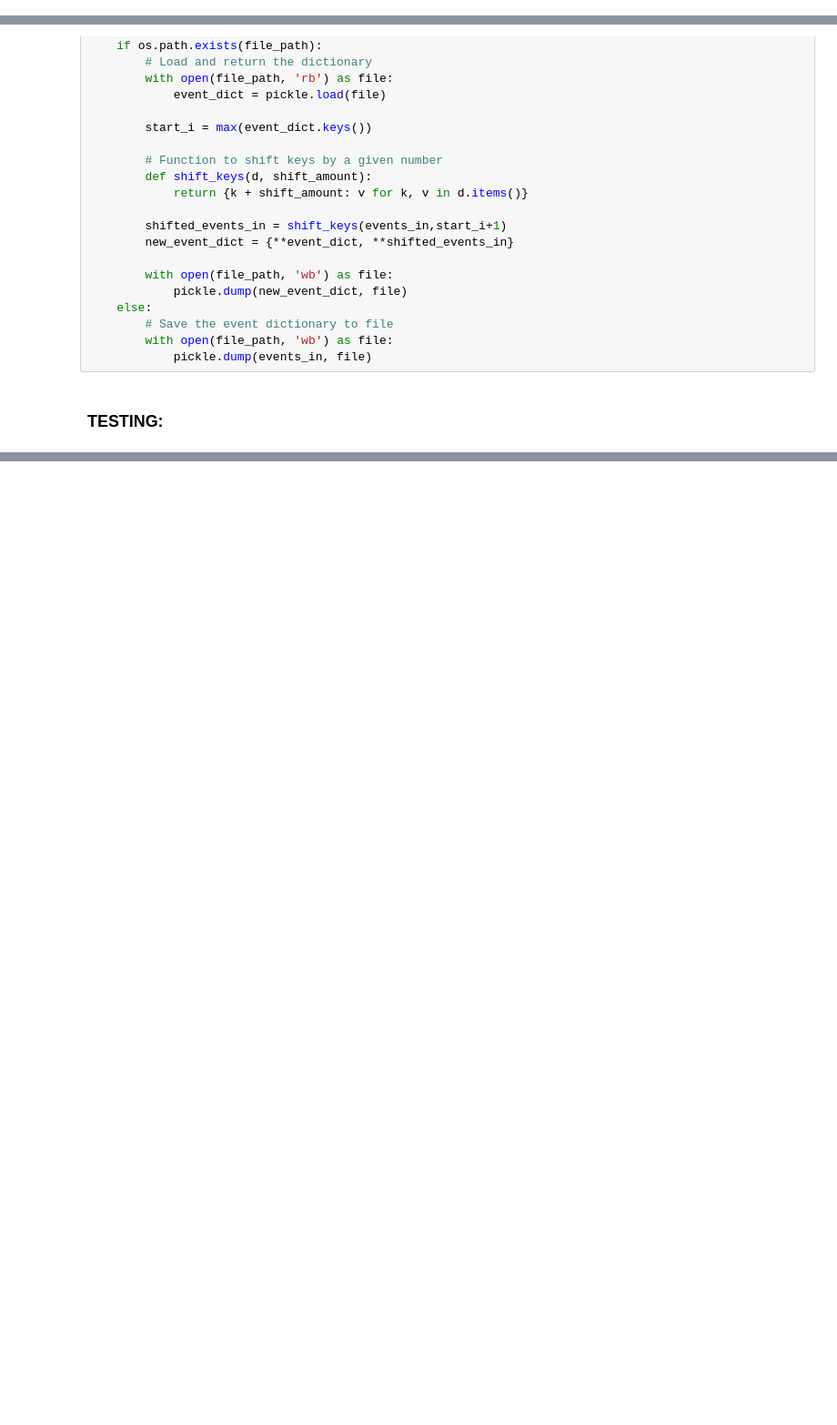
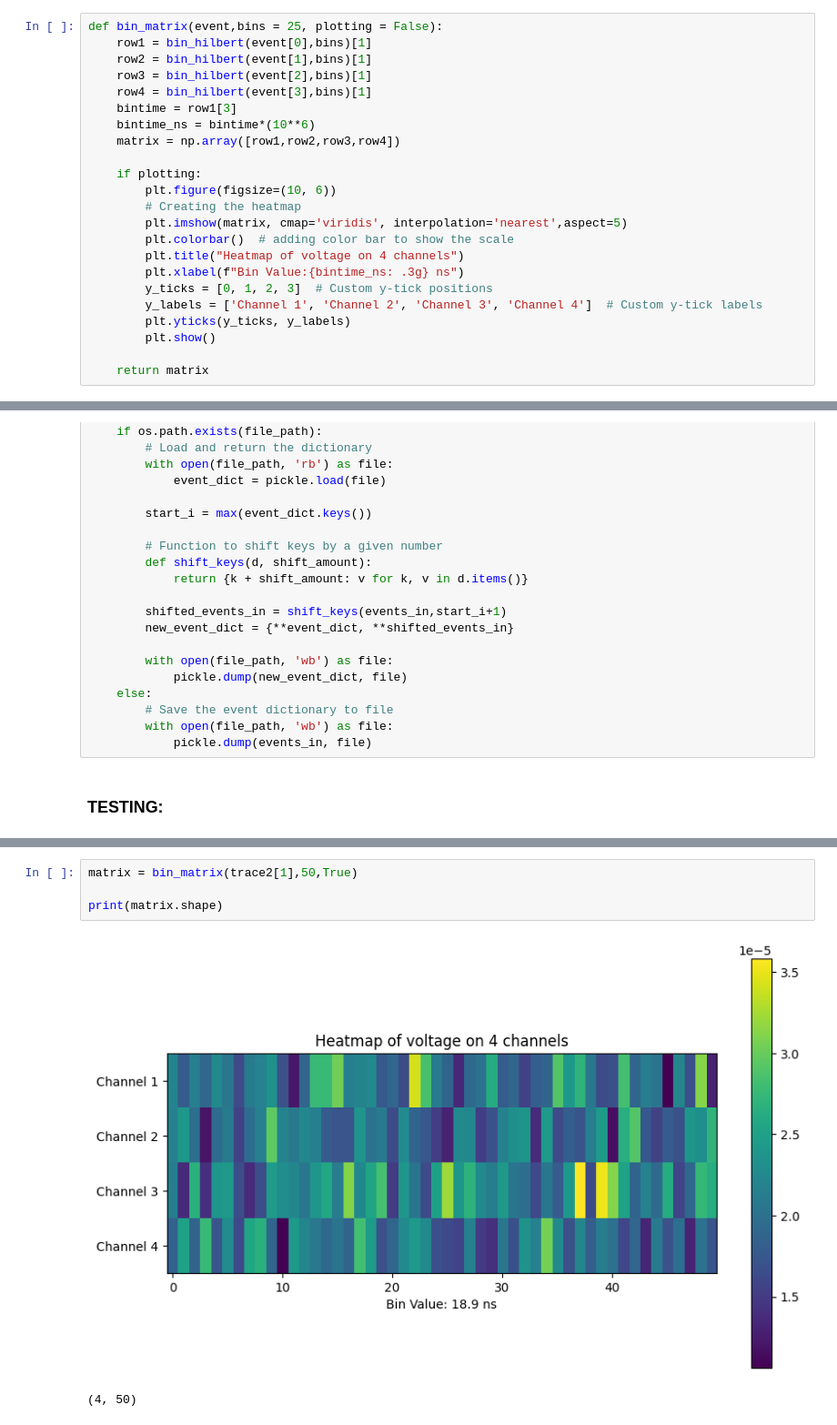
Before and after one commit to SuedIsProgramming/RNO-G-CNN, a Jupyter notebook: function_testing/function_testing.ipynb, the cells around one changed output, grey strips where cells are left out. Shown: that part at 91% size. Saved outputs shown, nothing was run; the diff lists cells and outputs as text; blank space fills up the shorter version.

Commit message:
new matrix_bin function

```diff
--- a/function_testing/function_testing.ipynb
+++ b/function_testing/function_testing.ipynb
@@ -145,6 +145,29 @@ def calculate_noise(voltage_arr, plot=False):
         plt.savefig('Voltage Data with Noise Range.png')
 
     return rms_noise
+# %%
+def bin_matrix(event,bins = 25, plotting = False):
+    row1 = bin_hilbert(event[0],bins)[1]
+    row2 = bin_hilbert(event[1],bins)[1]
+    row3 = bin_hilbert(event[2],bins)[1]
+    row4 = bin_hilbert(event[3],bins)[1]
+    bintime = row1[3]
+    bintime_ns = bintime*(10**6)
+    matrix = np.array([row1,row2,row3,row4])
+
+    if plotting:
+        plt.figure(figsize=(10, 6))
+        # Creating the heatmap
+        plt.imshow(matrix, cmap='viridis', interpolation='nearest',aspect=5)
+        plt.colorbar()  # adding color bar to show the scale
+        plt.title("Heatmap of voltage on 4 channels")
+        plt.xlabel(f"Bin Value:{bintime_ns: .3g} ns")
+        y_ticks = [0, 1, 2, 3]  # Custom y-tick positions
+        y_labels = ['Channel 1', 'Channel 2', 'Channel 3', 'Channel 4']  # Custom y-tick labels
+        plt.yticks(y_ticks, y_labels)
+        plt.show()
+
+    return matrix
 # %%
 def plot_image(event, nbins):
     """
@@ -251,3 +255,10 @@ plot_image(trace2[0],24)
+# %%
+matrix = bin_matrix(trace2[1],50,True)
+
+print(matrix.shape)
+# %% [output]
+[figure, added]
+(4, 50)
 # %%
 # Function testing block
 
```
Also changed, not shown: parts of 4 cells of this notebook, 2 other files.
